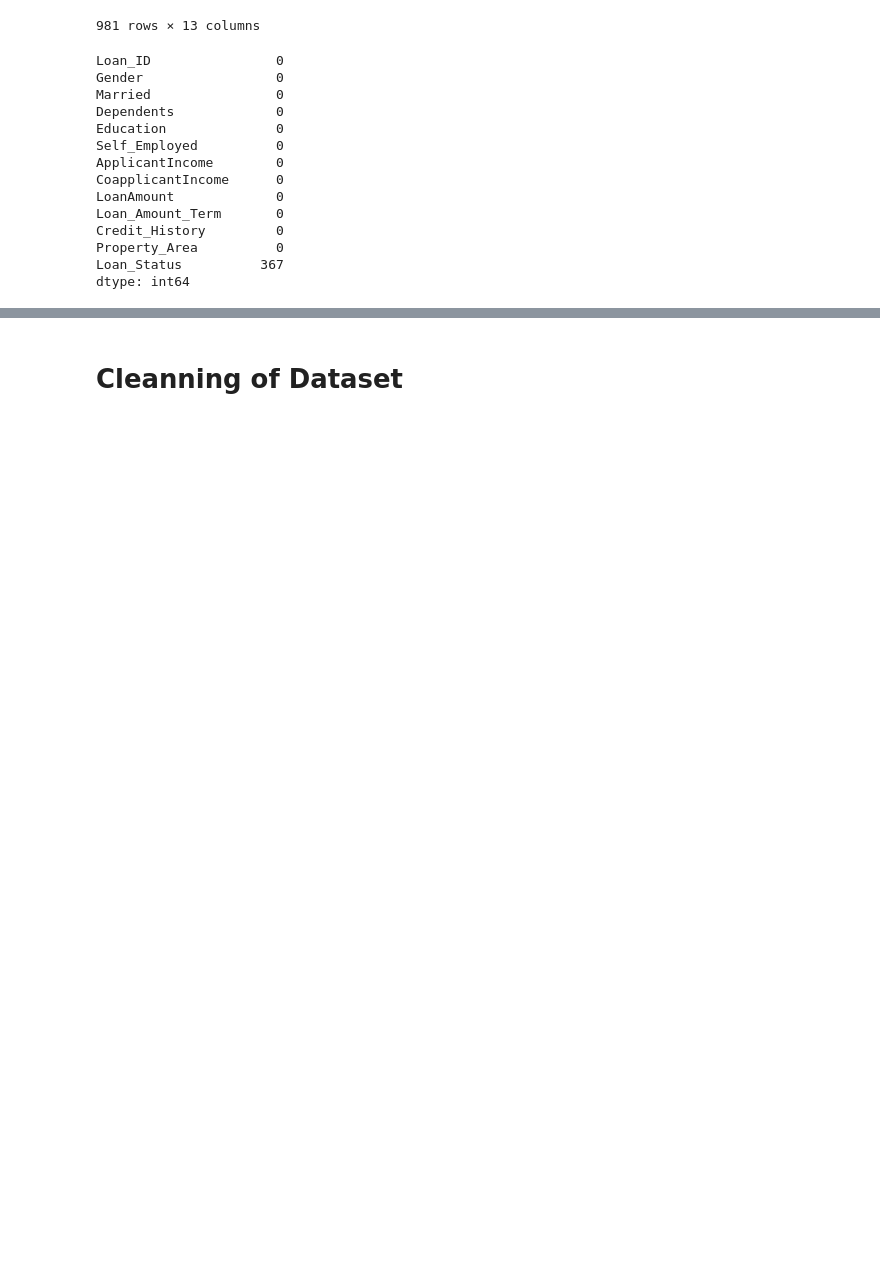
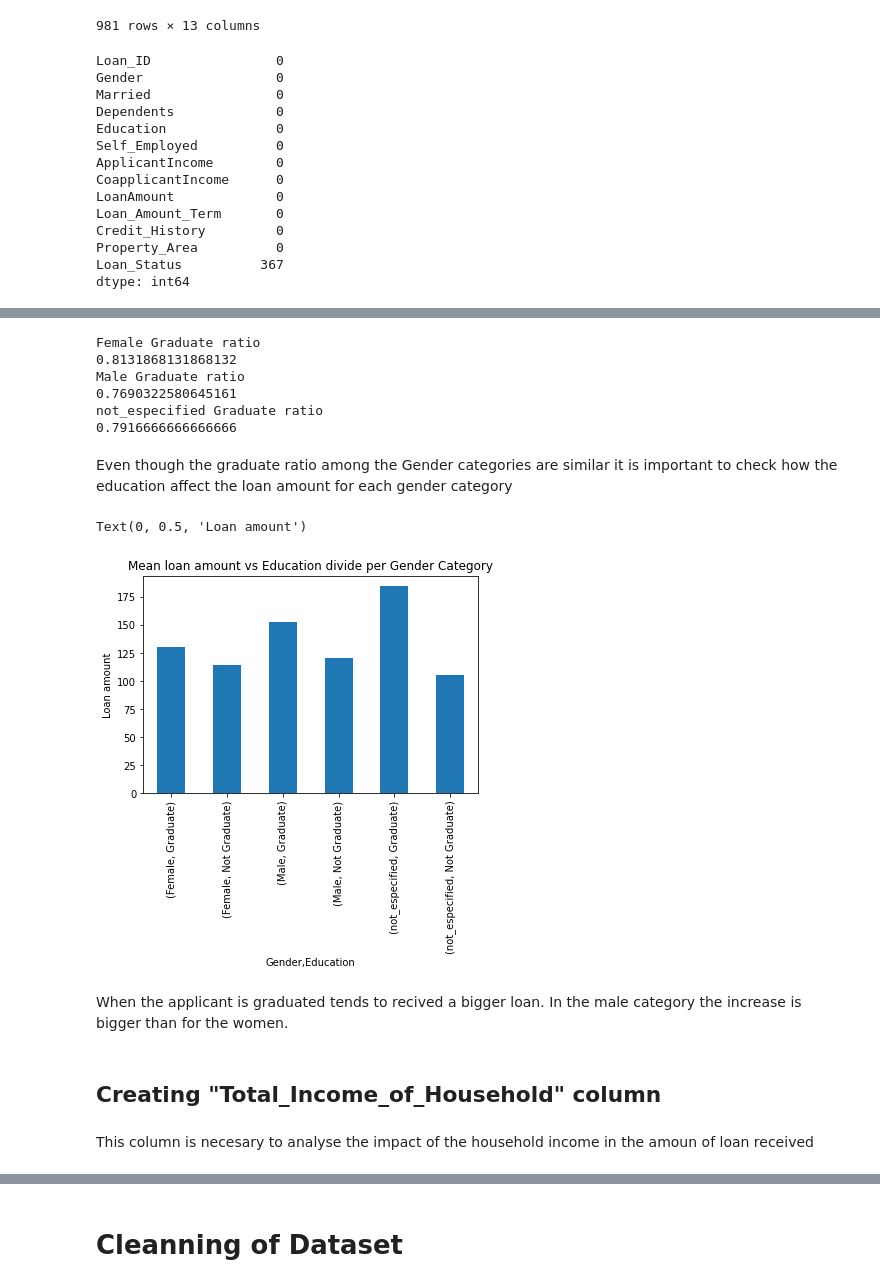
Before and after one commit to indrani2121/Analysis_of_loan_amounts_received_by_applicants, a Jupyter notebook: credit_history.ipynb, the cells around one changed output, grey strips where cells are left out. Saved outputs shown, nothing was run; the diff lists cells and outputs as text; code cells hidden in the pictures; blank space fills up the shorter version.

```diff
--- a/credit_history.ipynb
+++ b/credit_history.ipynb
@@ -381,0 +433,29 @@ dtype: int64
+# %%
+print("Female Graduate ratio")
+print((data.groupby(['Gender' ,'Education']).Gender.count()[0])/(data.groupby(['Gender' ,'Education']).Gender.count()[0:2].sum()))
+print("Male Graduate ratio")
+print((data.groupby(['Gender' ,'Education']).Gender.count()[2])/(data.groupby(['Gender' ,'Education']).Gender.count()[2:4].sum()))
+print("not_especified Graduate ratio")
+print((data.groupby(['Gender' ,'Education']).Gender.count()[4])/(data.groupby(['Gender' ,'Education']).Gender.count()[4:6].sum()))
+# %% [output]
+Female Graduate ratio
+0.8131868131868132
+Male Graduate ratio
+0.7690322580645161
+not_especified Graduate ratio
+0.7916666666666666
+# %% [markdown]
+Even though the graduate ratio among the Gender categories are similar it is important to check how the education affect the loan amount for each gender category
+# %%
+data.groupby(['Gender' ,'Education']).LoanAmount.mean().plot.bar()
+plt.title("Mean loan amount vs Education divide per Gender Category")
+plt.ylabel("Loan amount")
+# %% [output]
+Text(0, 0.5, 'Loan amount')
+[figure, added]
+# %% [markdown]
+When the applicant is graduated tends to recived a bigger loan. In the male category the increase is bigger than for the women.
+# %% [markdown]
+## Creating "Total_Income_of_Household" column
+# %% [markdown]
+This column is necesary to analyse the impact of the household income in the amoun of loan received
```
Also changed, not shown: parts of 34 cells of this notebook.
